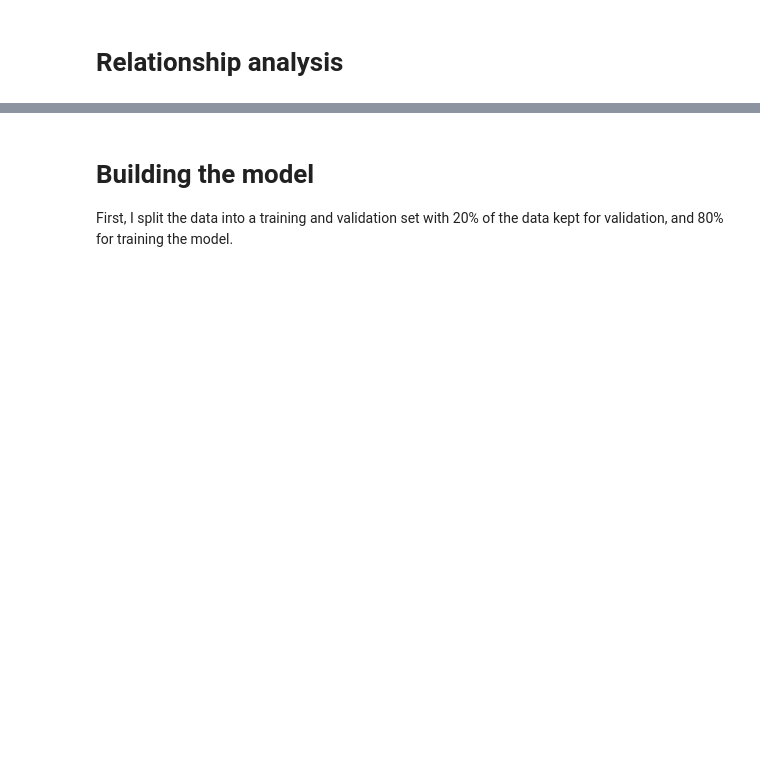
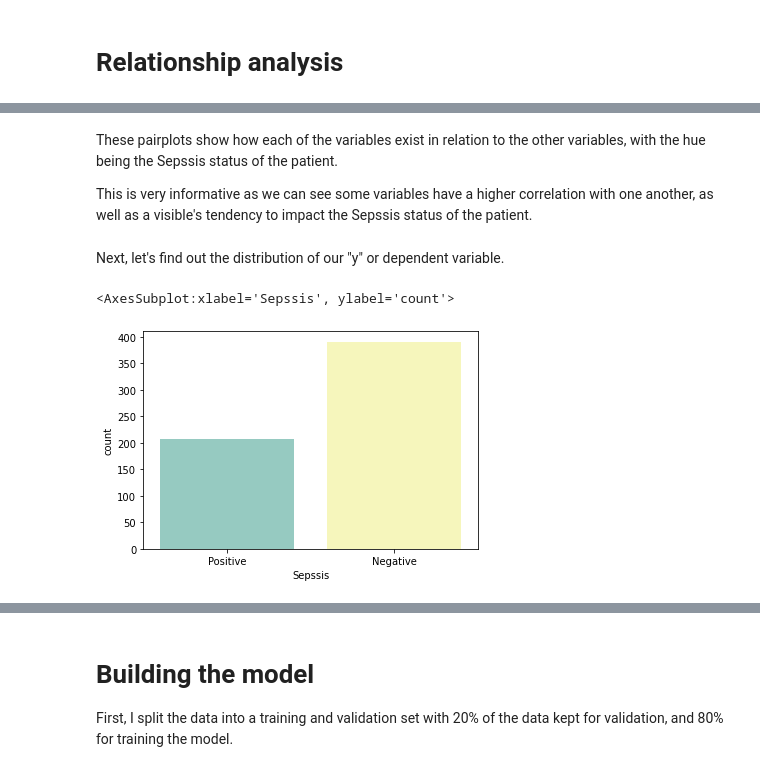
Before and after one commit to mixmav/machine-learning-A1-RMIT, a Jupyter notebook: solution/s3783375.ipynb, the cells around one changed output, grey strips where cells are left out. Drawn from its saved outputs; the diff is of its cells as text; code cells hidden in the pictures; blank space fills up the shorter version.

```diff
--- a/solution/s3783375.ipynb
+++ b/solution/s3783375.ipynb
@@ -113,0 +99,11 @@ sns.heatmap(correlation, xticklabels=correlation.columns, yticklabels=correlatio
+# %% [markdown]
+These pairplots show how each of the variables exist in relation to the other variables, with the hue being the Sepssis status of the patient.
+
+This is very informative as we can see some variables have a higher correlation with one another, as well as a visible's tendency to impact the Sepssis status of the patient.
+# %% [markdown]
+Next, let's find out the distribution of our "y" or dependent variable.
+# %%
+sns.countplot(x = 'Sepssis', data = patients_raw, palette = 'Set3')
+# %% [output]
+<AxesSubplot:xlabel='Sepssis', ylabel='count'>
+[figure, added]
```
Also changed, not shown: parts of 35 cells of this notebook.
